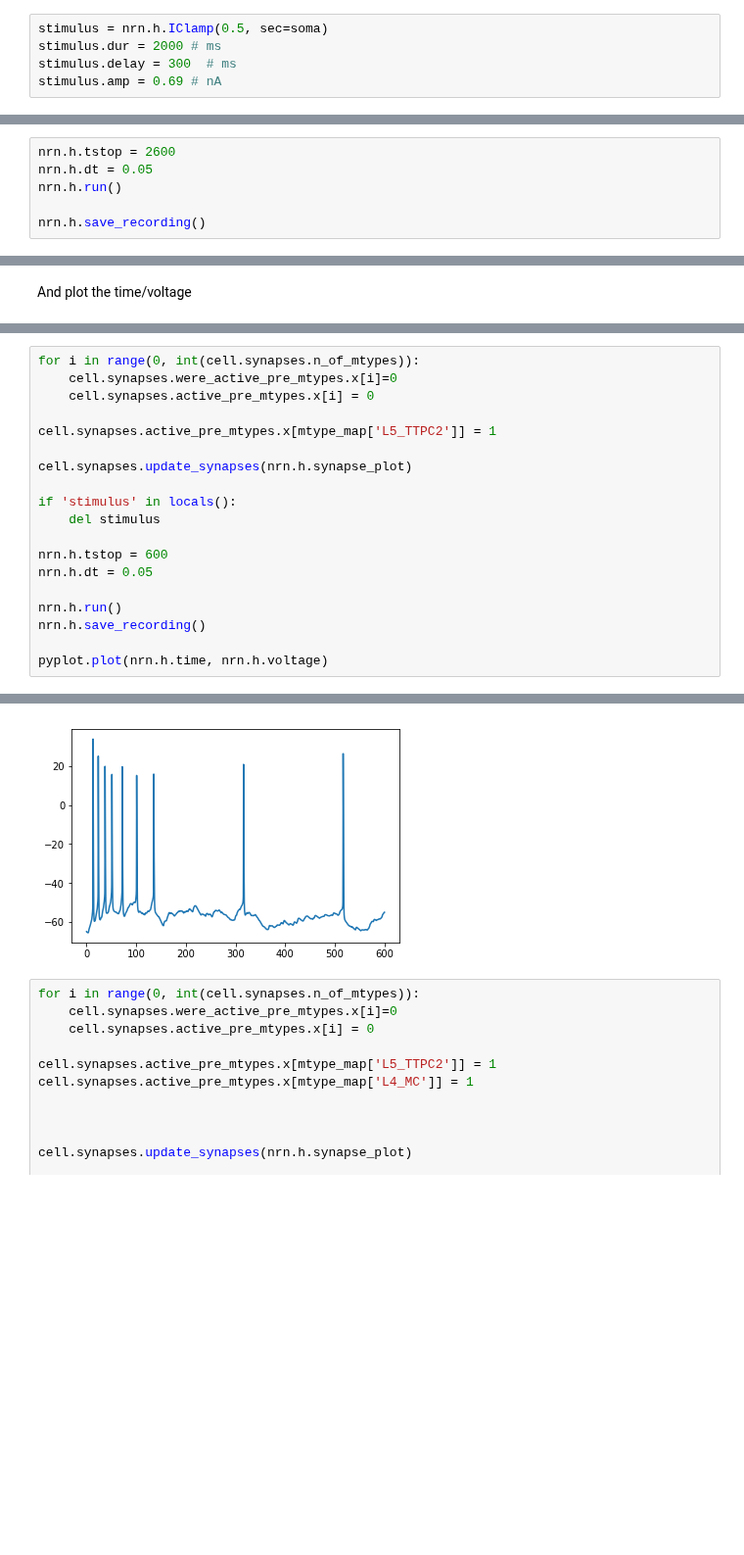
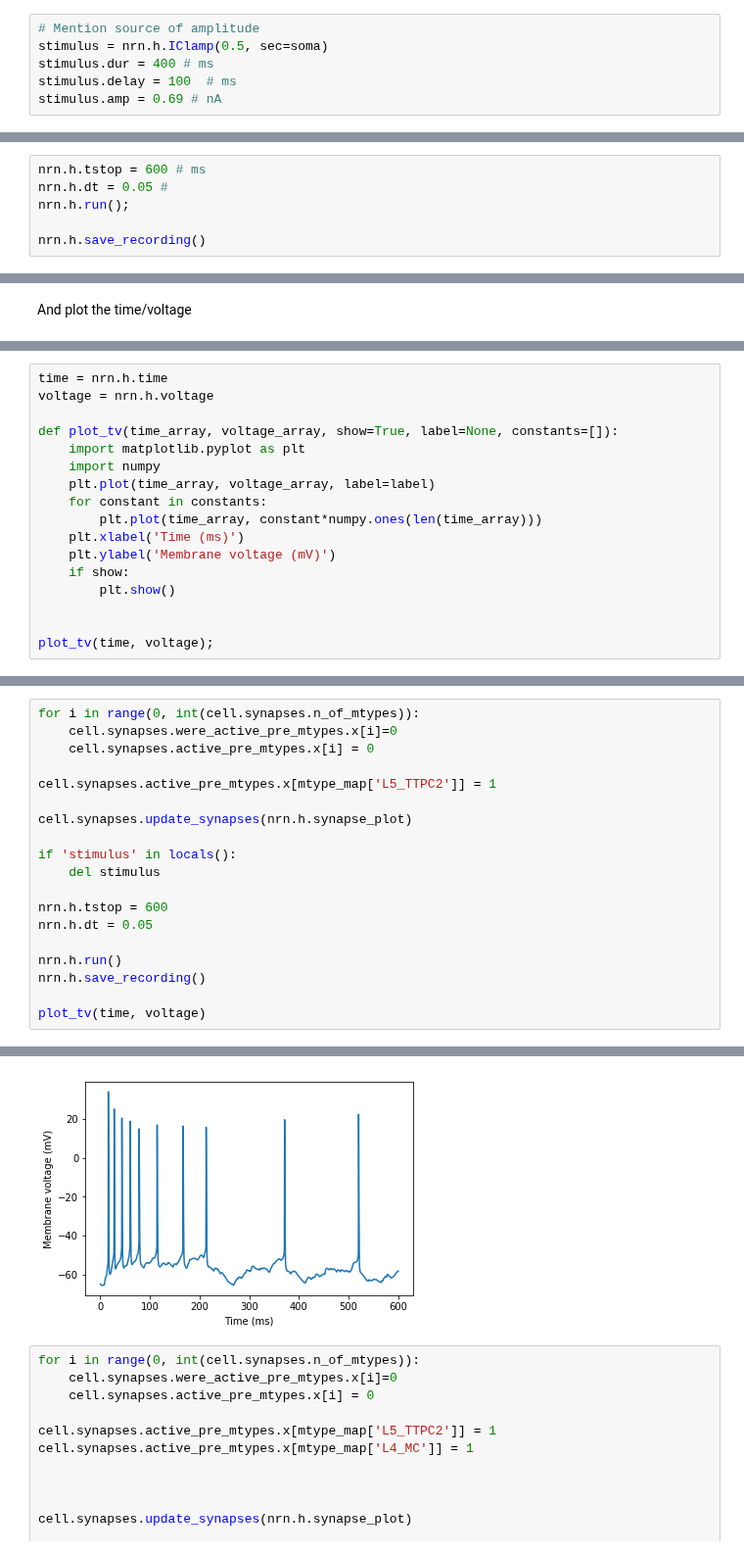
Before and after one commit to BlueBrain/MOOC-neurons-and-synapses-2017, a Jupyter notebook: NMCPortal/NMCPortal.ipynb, the cells around one changed output, grey strips where cells are left out. Shown at 98% size. Cells and saved outputs as stored; diff of their text form; blank space fills up the shorter version.

```diff
--- a/NMCPortal/NMCPortal.ipynb
+++ b/NMCPortal/NMCPortal.ipynb
@@ -76,9 +89,10 @@ soma = cell.soma[0]
 # %% [markdown]
 Now that we have a pointer to the soma of the neuron, we can inject a current into it. As we've learned in another tutorial, we can create an IClamp to inject the current:
 # %%
+# Mention source of amplitude
 stimulus = nrn.h.IClamp(0.5, sec=soma)
-stimulus.dur = 2000 # ms
-stimulus.delay = 300  # ms
+stimulus.dur = 400 # ms
+stimulus.delay = 100  # ms
 stimulus.amp = 0.69 # nA
 # %% [markdown]
 The init.hoc also has provided us with a function to enable the recording of the voltage
@@ -87,8 +101,8 @@ nrn.h.create_recording();    #activate recording of activity
 # %% [markdown]
 Now we can run the simulation.
 # %%
-nrn.h.tstop = 2600
-nrn.h.dt = 0.05
-nrn.h.run()
+nrn.h.tstop = 600 # ms
+nrn.h.dt = 0.05 #
+nrn.h.run();
 
 nrn.h.save_recording()
@@ -103,0 +113,17 @@ pyplot.plot(time, voltage);
+# %%
+time = nrn.h.time
+voltage = nrn.h.voltage
+
+def plot_tv(time_array, voltage_array, show=True, label=None, constants=[]):
+    import matplotlib.pyplot as plt
+    import numpy
+    plt.plot(time_array, voltage_array, label=label)
+    for constant in constants:
+        plt.plot(time_array, constant*numpy.ones(len(time_array)))
+    plt.xlabel('Time (ms)')
+    plt.ylabel('Membrane voltage (mV)')
+    if show:
+        plt.show()
+
+
+plot_tv(time, voltage);
@@ -174,5 +236,5 @@ nrn.h.dt = 0.05
 nrn.h.run()
 nrn.h.save_recording()
 
-pyplot.plot(nrn.h.time, nrn.h.voltage)
+plot_tv(time, voltage)
 # %% [output]
@@ -180,4 +241,4 @@ pyplot.plot(nrn.h.time, nrn.h.voltage)
-[figure, old version]
+[figure, new version]
 # %%
 for i in range(0, int(cell.synapses.n_of_mtypes)):
     cell.synapses.were_active_pre_mtypes.x[i]=0
```
Also changed, not shown: parts of 35 cells of this notebook, 2 other files.
